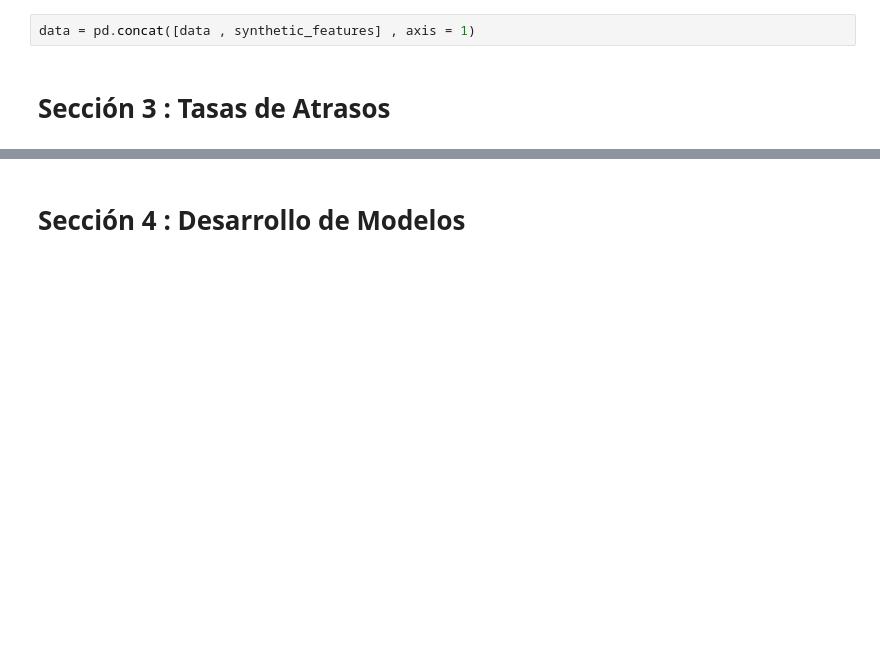
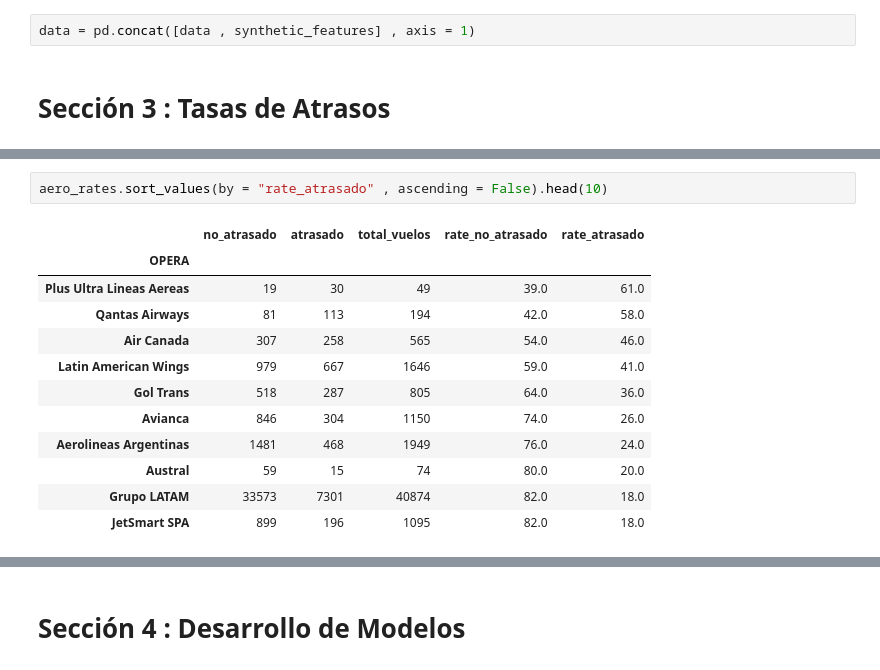
Before and after one commit to marcelotorrescisterna/LatamChallenge, a Jupyter notebook: Solution.ipynb, the cells around one changed output, grey strips where cells are left out. Saved outputs shown, nothing was run; the diff lists cells and outputs as text; blank space fills up the shorter version.

```diff
--- a/Solution.ipynb
+++ b/Solution.ipynb
@@ -336,0 +354,15 @@ data = pd.concat([data , synthetic_features] , axis = 1)
+# %%
+aero_rates.sort_values(by = "rate_atrasado" , ascending = False).head(10)
+# %% [output]
+|  | no_atrasado | atrasado | total_vuelos | rate_no_atrasado | rate_atrasado |
+| OPERA |  |  |  |  |  |
+| Plus Ultra Lineas Aereas | 19 | 30 | 49 | 39.0 | 61.0 |
+| Qantas Airways | 81 | 113 | 194 | 42.0 | 58.0 |
+| Air Canada | 307 | 258 | 565 | 54.0 | 46.0 |
+| Latin American Wings | 979 | 667 | 1646 | 59.0 | 41.0 |
+| Gol Trans | 518 | 287 | 805 | 64.0 | 36.0 |
+| Avianca | 846 | 304 | 1150 | 74.0 | 26.0 |
+| Aerolineas Argentinas | 1481 | 468 | 1949 | 76.0 | 24.0 |
+| Austral | 59 | 15 | 74 | 80.0 | 20.0 |
+| Grupo LATAM | 33573 | 7301 | 40874 | 82.0 | 18.0 |
+| JetSmart SPA | 899 | 196 | 1095 | 82.0 | 18.0 |
```
Also changed, not shown: parts of 21 cells of this notebook.
